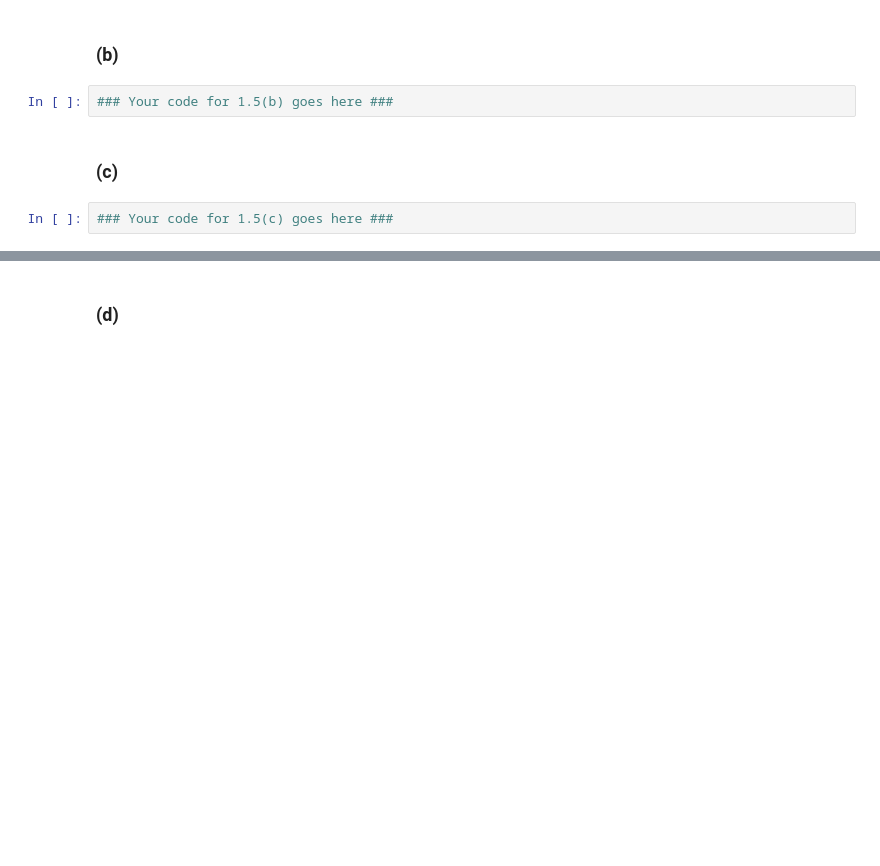
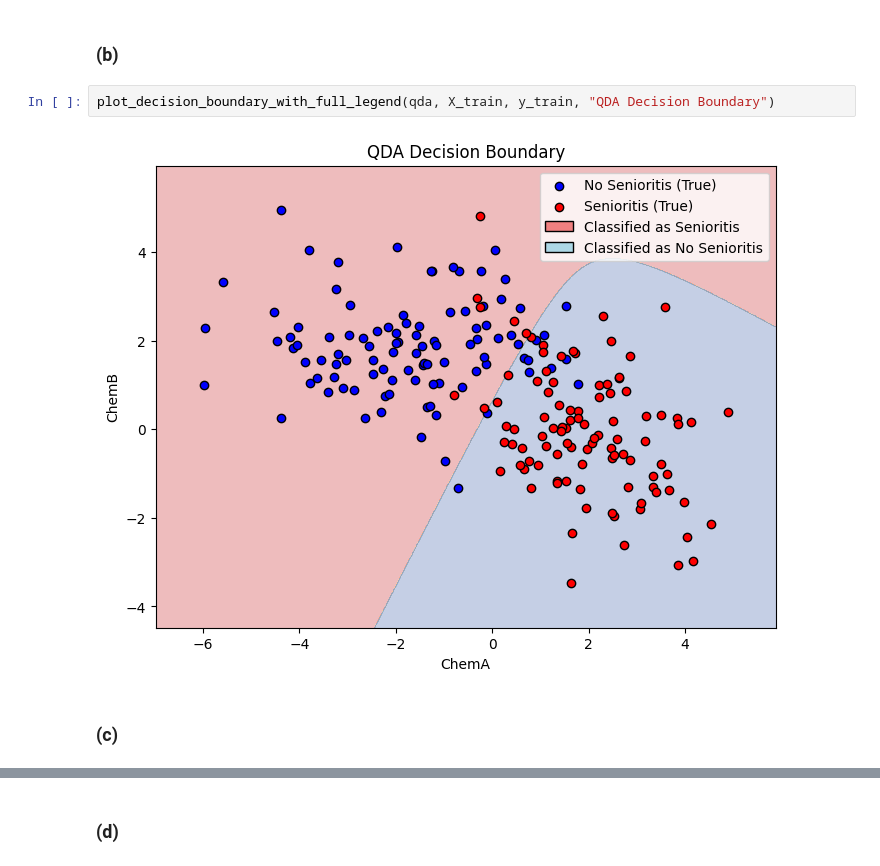
Before and after one commit to ALIENHZ1/ECE_ML, a Jupyter notebook: Exercise_4/Exercise#4_SubmissionTemplate.ipynb, the cells around one changed output, grey strips where cells are left out. Cells and saved outputs as stored; diff of their text form; blank space fills up the shorter version.

```diff
--- a/Exercise_4/Exercise#4_SubmissionTemplate.ipynb
+++ b/Exercise_4/Exercise#4_SubmissionTemplate.ipynb
@@ -301,8 +460,8 @@ _[Your answer for 1.4 goes here]_
 # %% [markdown]
 ### (b)
-# %%
-### Your code for 1.5(b) goes here ###
+# %%
+plot_decision_boundary_with_full_legend(qda, X_train, y_train, "QDA Decision Boundary")
+# %% [output]
+[figure, added]
 # %% [markdown]
 ### (c)
-# %%
-### Your code for 1.5(c) goes here ###
```
Also changed, not shown: parts of 22 cells of this notebook, 3 other files.
